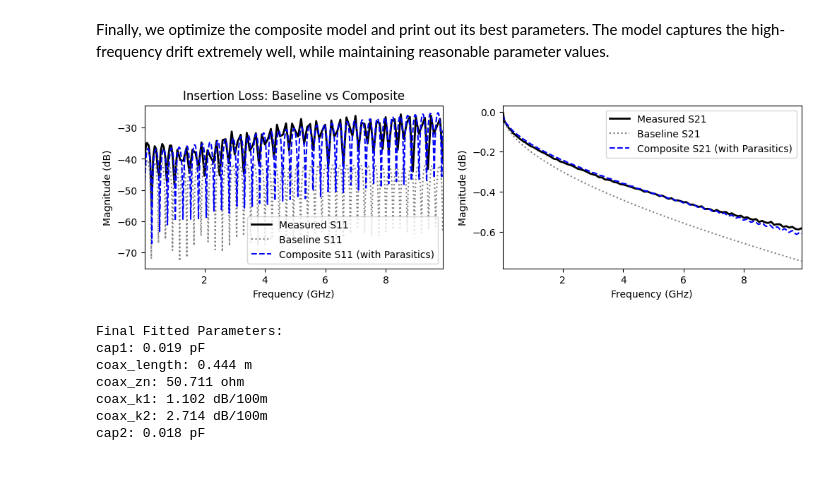
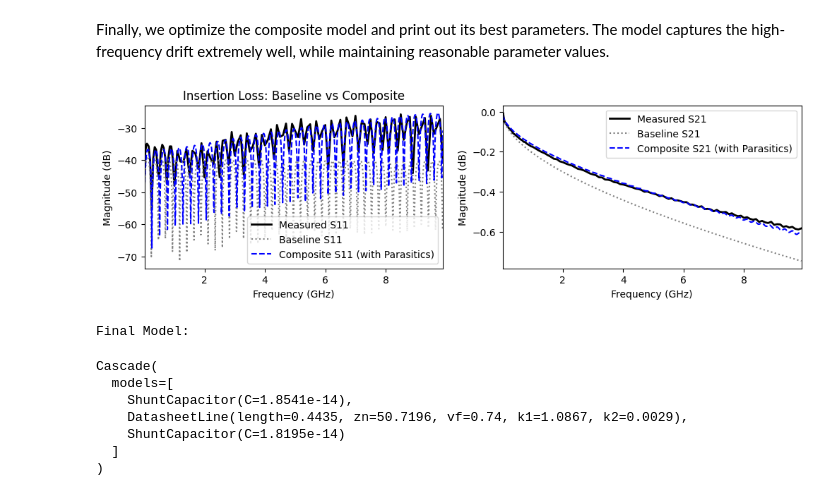
Before and after one commit to gvcallen/paramrf, a Jupyter notebook: docs/tutorials/1_cable_fitting.ipynb, the cells around one changed output. Cells and saved outputs as stored; diff of their text form; code cells hidden in the pictures.

```diff
--- a/docs/tutorials/1_cable_fitting.ipynb
+++ b/docs/tutorials/1_cable_fitting.ipynb
@@ -69,18 +68,20 @@ Looking at the datasheet, we find the cable is 50 ohm with a velocity factor `vf
 
 We fit the model using both the gradient-based `L-BFGS-B` as well as the robust `Nelder-Mead` (which can work better when you are unsure of your initial parameters).
 # %%
+from pmrf.parameters import Bounded, Fixed
+from pmrf.optimize import ScipyMinimize
+
 # Specify prior model parameters
 baseline_model = prf.models.DatasheetLine(
-    length=prx.Uniform(prf.math.feet_2_meter(1.4), prf.math.feet_2_meter(1.6), unit='m'),
-    zn=prx.Uniform(45.0, 55.0, unit='ohm'),
-    vf=prx.Fixed(0.74),
-    k1=prx.Uniform(1.0, 1.3, unit='dB/100m'),
-    k2=prx.Uniform(2.0, 3.0, scale=1e-3, unit='dB/100m'),
-    name='coax',
+    length=Bounded(prf.math.feet_2_meter(1.4), prf.math.feet_2_meter(1.6)),
+    zn=Bounded(45.0, 55.0),
+    vf=Fixed(0.74),
+    k1=Bounded(1.0, 1.3),
+    k2=Bounded(2.0, 3.0, scale=1e-3),
 )
 # Fit the model
-baseline_lbfgs_results = prf.fitting.fit(baseline_model, measured)
-baseline_nelder_results = prf.fitting.fit(baseline_model, measured, method='Nelder-Mead')
+baseline_lbfgs_results = prf.fitting.fit(baseline_model, measured, solver=ScipyMinimize(method='L-BFGS-B'))
+baseline_nelder_results = prf.fitting.fit(baseline_model, measured, solver=ScipyMinimize(method='Nelder-Mead'))
 
 # Plot the results. We pass a separate frequency to plot the model at a higher resolution
 freq_plot = prf.Frequency(
@@ -114,18 +115,15 @@ We print out the composite model parameters before continuing.
 # Define a parasitic connector capacitor
 # We initialize it at 0.1 pF and constrain it to physical (positive) values
 shunt_cap1 = prf.models.ShuntCapacitor(
-    C=prx.Uniform(0.0, 1.0, value=0.1, scale=1e-12, unit='pF'),
-    name='cap1',
+    C=Bounded(0.0, 1.0, value=0.1, scale=1e-12),
 )
 shunt_cap2 = prf.models.ShuntCapacitor(
-    C=prx.Uniform(0.0, 1.0, value=0.1, scale=1e-12, unit='pF'),
-    name='cap2',
+    C=Bounded(0.0, 1.0, value=0.1, scale=1e-12),
 )
 
 # Create the composite model by cascading Cap -> Coax -> Cap
 composite_model = shunt_cap1 ** baseline_model ** shunt_cap2
 
-print("Composite Model Parameters:")
-for name in composite_model.param_names():
-    print(name)
+print("Composite Model:")
+composite_model
 # %% [output]
@@ -142,35 +141,35 @@ cap2
 Finally, we optimize the composite model and print out its best parameters. The model captures the high-frequency drift extremely well, while maintaining reasonable parameter values.
 # %%
 # Fit the composite model
-results_composite = prf.fitting.fit(composite_model, measured, method='Nelder-Mead')
+results_composite = prf.fitting.fit(composite_model, measured, solver=ScipyMinimize(method='Nelder-Mead'))
 composite_fitted = results_composite.model
 
 # Plot the final comparison
 fig, (ax1, ax2) = plt.subplots(1, 2, figsize=(12, 3))
 
 measured.plot_s_db(m=0, n=0, ax=ax1, label='Measured S11', color='k', linewidth=2)
 baseline_nelder_results.model.plot_s_db(freq_plot, m=0, n=0, ax=ax1, label='Baseline S11', color='gray', linestyle=':')
 composite_fitted.plot_s_db(freq_plot, m=0, n=0, ax=ax1, label='Composite S11 (with Parasitics)', color='b', linestyle='--')
 
 measured.plot_s_db(m=1, n=0, ax=ax2, label='Measured S21', color='k', linewidth=2)
 baseline_nelder_results.model.plot_s_db(freq_plot, m=1, n=0, ax=ax2, label='Baseline S21', color='gray', linestyle=':')
 composite_fitted.plot_s_db(freq_plot, m=1, n=0, ax=ax2, label='Composite S21 (with Parasitics)', color='b', linestyle='--')
 
 ax1.set_title('Return Loss: Baseline vs Composite')
 ax1.set_title('Insertion Loss: Baseline vs Composite')
 ax1.legend()
 plt.show()
 
 # Inspect the final resolved parameters
-print("Final Fitted Parameters:")
-for name, param in composite_fitted.named_params().items():
-    print(f"{name}: {param.value:.3f} {param.metadata['unit']}")
+print("Final Model:")
+composite_fitted
 # %% [output]
-[figure, old version]
+[figure, new version]
-Final Fitted Parameters:
-cap1: 0.019 pF
-coax_length: 0.444 m
-coax_zn: 50.711 ohm
-coax_k1: 1.102 dB/100m
-coax_k2: 2.714 dB/100m
-cap2: 0.018 pF
+Final Model:
+Cascade(
+  models=[
+    ShuntCapacitor(C=1.8541e-14),
+    DatasheetLine(length=0.4435, zn=50.7196, vf=0.74, k1=1.0867, k2=0.0029),
+    ShuntCapacitor(C=1.8195e-14)
+  ]
+)
```
Also changed, not shown: parts of 6 cells of this notebook, 19 other files.
